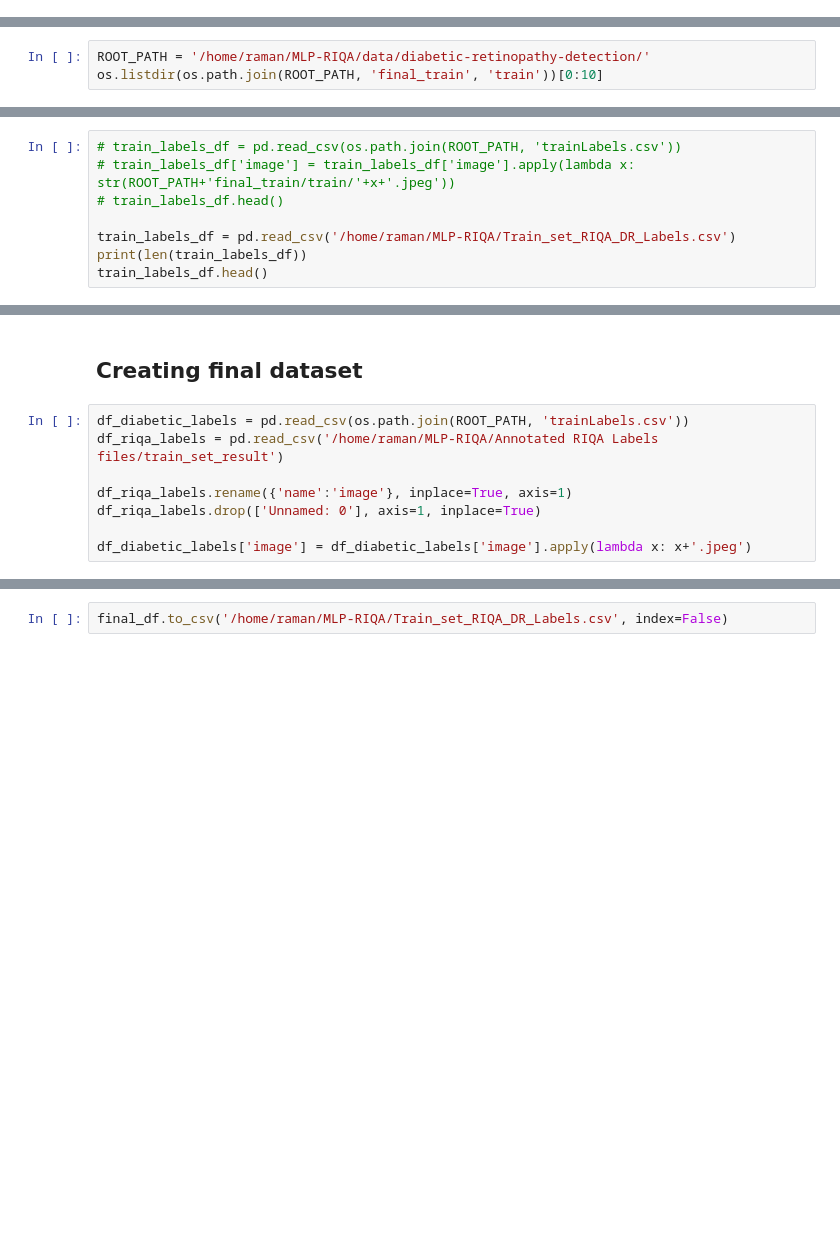
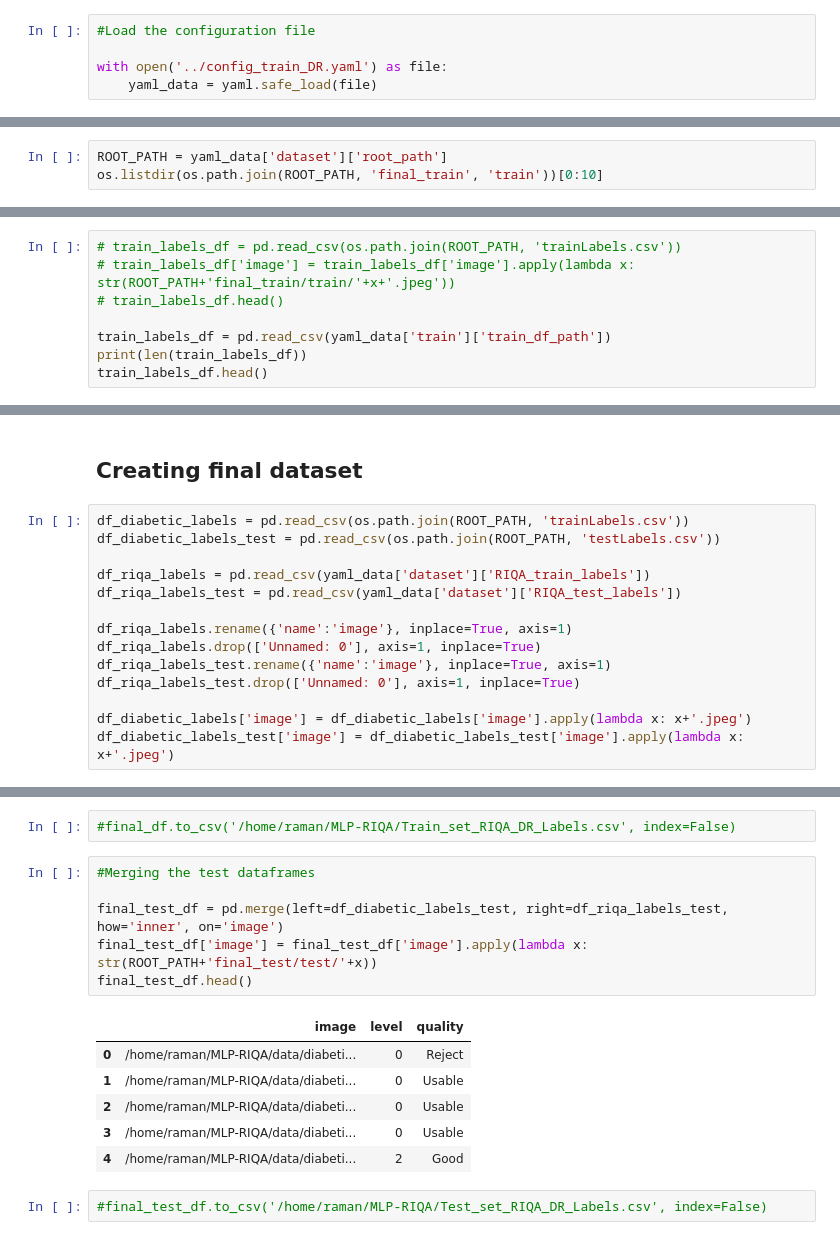
Before and after one commit to Raman1121/MLP-RIQA, a Jupyter notebook: src/notebooks/initial_DR_NB.ipynb, the cells around one changed output, grey strips where cells are left out. Cells and saved outputs as stored; diff of their text form; blank space fills up the shorter version.

```diff
--- a/src/notebooks/initial_DR_NB.ipynb
+++ b/src/notebooks/initial_DR_NB.ipynb
@@ -19,10 +21,15 @@ device = torch.device('cuda' if torch.cuda.is_available() else 'cpu')
 device
 # %% [output]
 device(type='cuda')
+# %%
+#Load the configuration file
+
+with open('../config_train_DR.yaml') as file:
+    yaml_data = yaml.safe_load(file)
 # %% [markdown]
 ## Explore Data and Build Dataset
 # %%
-ROOT_PATH = '/home/raman/MLP-RIQA/data/diabetic-retinopathy-detection/'
+ROOT_PATH = yaml_data['dataset']['root_path']
 os.listdir(os.path.join(ROOT_PATH, 'final_train', 'train'))[0:10]
 # %% [output]
 ['18329_right.jpeg',
@@ -40,7 +47,7 @@ os.listdir(os.path.join(ROOT_PATH, 'final_train', 'train'))[0:10]
 # train_labels_df['image'] = train_labels_df['image'].apply(lambda x: str(ROOT_PATH+'final_train/train/'+x+'.jpeg'))
 # train_labels_df.head()
 
-train_labels_df = pd.read_csv('/home/raman/MLP-RIQA/Train_set_RIQA_DR_Labels.csv')
+train_labels_df = pd.read_csv(yaml_data['train']['train_df_path'])
 print(len(train_labels_df))
 train_labels_df.head()
 # %% [output]
@@ -209,12 +199,18 @@ Name: quality, dtype: int64
 ## Creating final dataset
 # %%
 df_diabetic_labels = pd.read_csv(os.path.join(ROOT_PATH, 'trainLabels.csv'))
-df_riqa_labels = pd.read_csv('/home/raman/MLP-RIQA/Annotated RIQA Labels files/train_set_result')
+df_diabetic_labels_test = pd.read_csv(os.path.join(ROOT_PATH, 'testLabels.csv'))
+
+df_riqa_labels = pd.read_csv(yaml_data['dataset']['RIQA_train_labels'])
+df_riqa_labels_test = pd.read_csv(yaml_data['dataset']['RIQA_test_labels'])
 
 df_riqa_labels.rename({'name':'image'}, inplace=True, axis=1)
 df_riqa_labels.drop(['Unnamed: 0'], axis=1, inplace=True)
+df_riqa_labels_test.rename({'name':'image'}, inplace=True, axis=1)
+df_riqa_labels_test.drop(['Unnamed: 0'], axis=1, inplace=True)
 
 df_diabetic_labels['image'] = df_diabetic_labels['image'].apply(lambda x: x+'.jpeg')
+df_diabetic_labels_test['image'] = df_diabetic_labels_test['image'].apply(lambda x: x+'.jpeg')
 # %%
 #Both dataframes have the same columns now.
 
@@ -250,4 +262,19 @@ final_df.head()
 | 3 | /home/raman/MLP-RIQA/data/diabeti... | 0 | Good |
 | 4 | /home/raman/MLP-RIQA/data/diabeti... | 1 | Good |
 # %%
-final_df.to_csv('/home/raman/MLP-RIQA/Train_set_RIQA_DR_Labels.csv', index=False)
+#final_df.to_csv('/home/raman/MLP-RIQA/Train_set_RIQA_DR_Labels.csv', index=False)
+# %%
+#Merging the test dataframes
+
+final_test_df = pd.merge(left=df_diabetic_labels_test, right=df_riqa_labels_test, how='inner', on='image')
+final_test_df['image'] = final_test_df['image'].apply(lambda x: str(ROOT_PATH+'final_test/test/'+x))
+final_test_df.head()
+# %% [output]
+|  | image | level | quality |
+| 0 | /home/raman/MLP-RIQA/data/diabeti... | 0 | Reject |
+| 1 | /home/raman/MLP-RIQA/data/diabeti... | 0 | Usable |
+| 2 | /home/raman/MLP-RIQA/data/diabeti... | 0 | Usable |
+| 3 | /home/raman/MLP-RIQA/data/diabeti... | 0 | Usable |
+| 4 | /home/raman/MLP-RIQA/data/diabeti... | 2 | Good |
+# %%
+#final_test_df.to_csv('/home/raman/MLP-RIQA/Test_set_RIQA_DR_Labels.csv', index=False)
```
Also changed, not shown: parts of 9 cells of this notebook, 7 other files.
